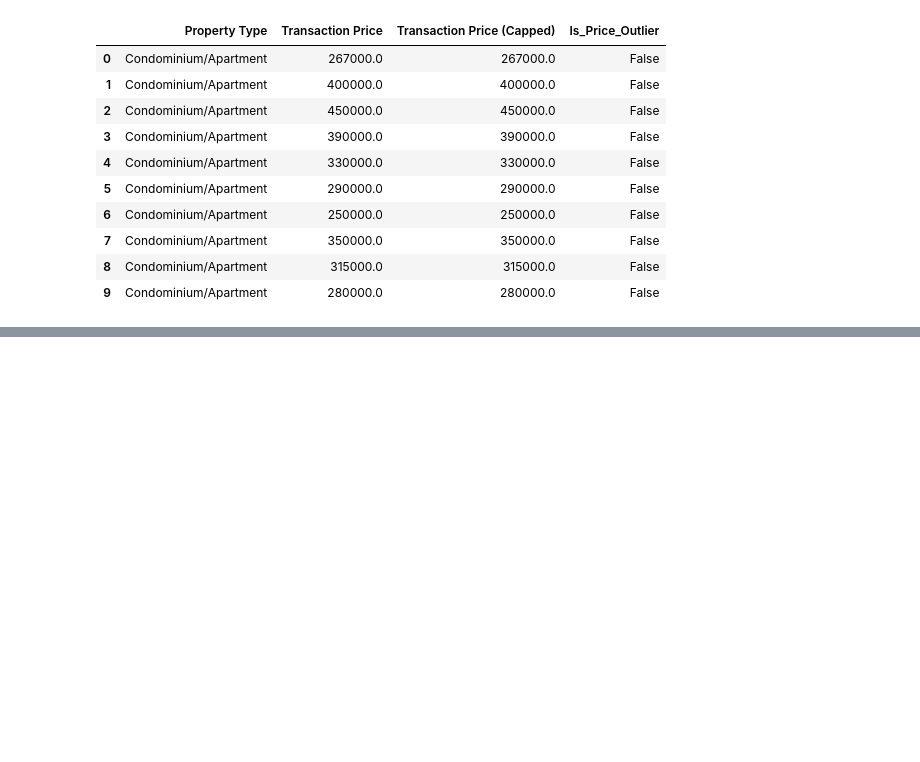
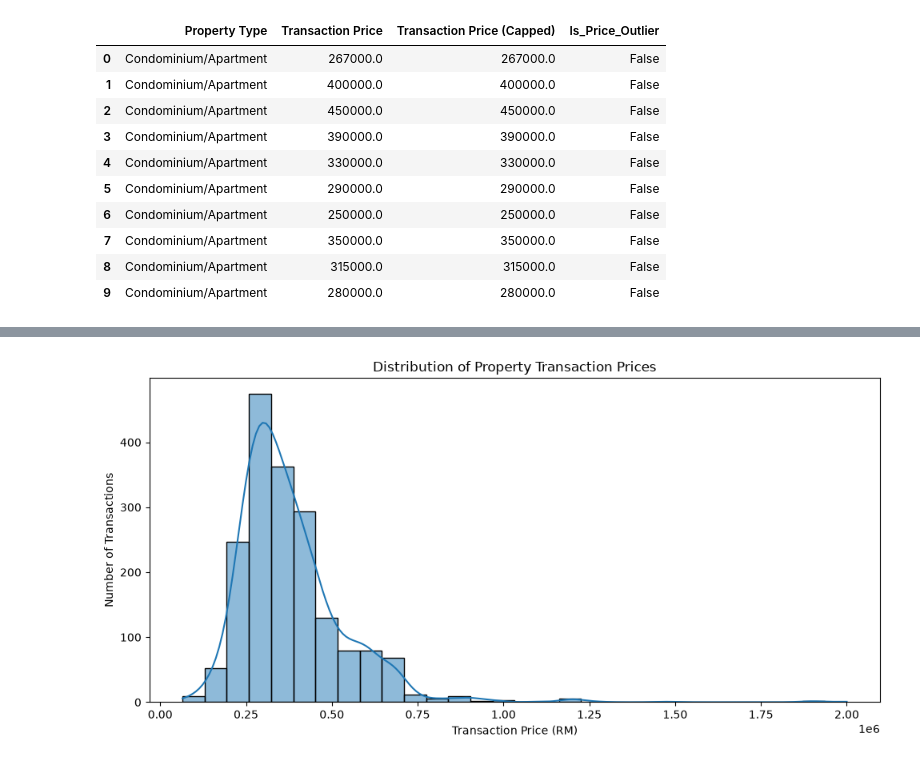
Before and after one commit to A211206/PropWise-de, a Jupyter notebook: notebooks/01_PropWise_DataProfiling.ipynb, the cells around one changed output, grey strips where cells are left out. Cells and saved outputs as stored; diff of their text form; code cells hidden in the pictures; blank space fills up the shorter version.

```diff
--- a/notebooks/01_PropWise_DataProfiling.ipynb
+++ b/notebooks/01_PropWise_DataProfiling.ipynb
@@ -700,0 +706,24 @@ The before-and-after comparison summarises the changes made and the remaining da
+# %%
+import matplotlib.pyplot as plt
+import seaborn as sns
+
+# Select valid transaction prices
+price_data = df_clean["Transaction Price"].dropna()
+
+# Create histogram
+plt.figure(figsize=(10, 5))
+
+sns.histplot(
+    price_data,
+    bins=30,
+    kde=True
+)
+
+plt.title("Distribution of Property Transaction Prices")
+plt.xlabel("Transaction Price (RM)")
+plt.ylabel("Number of Transactions")
+
+plt.tight_layout()
+plt.show()
+# %% [output]
+[figure, added]
```
Also changed, not shown: parts of 23 cells of this notebook, 1 other file.
